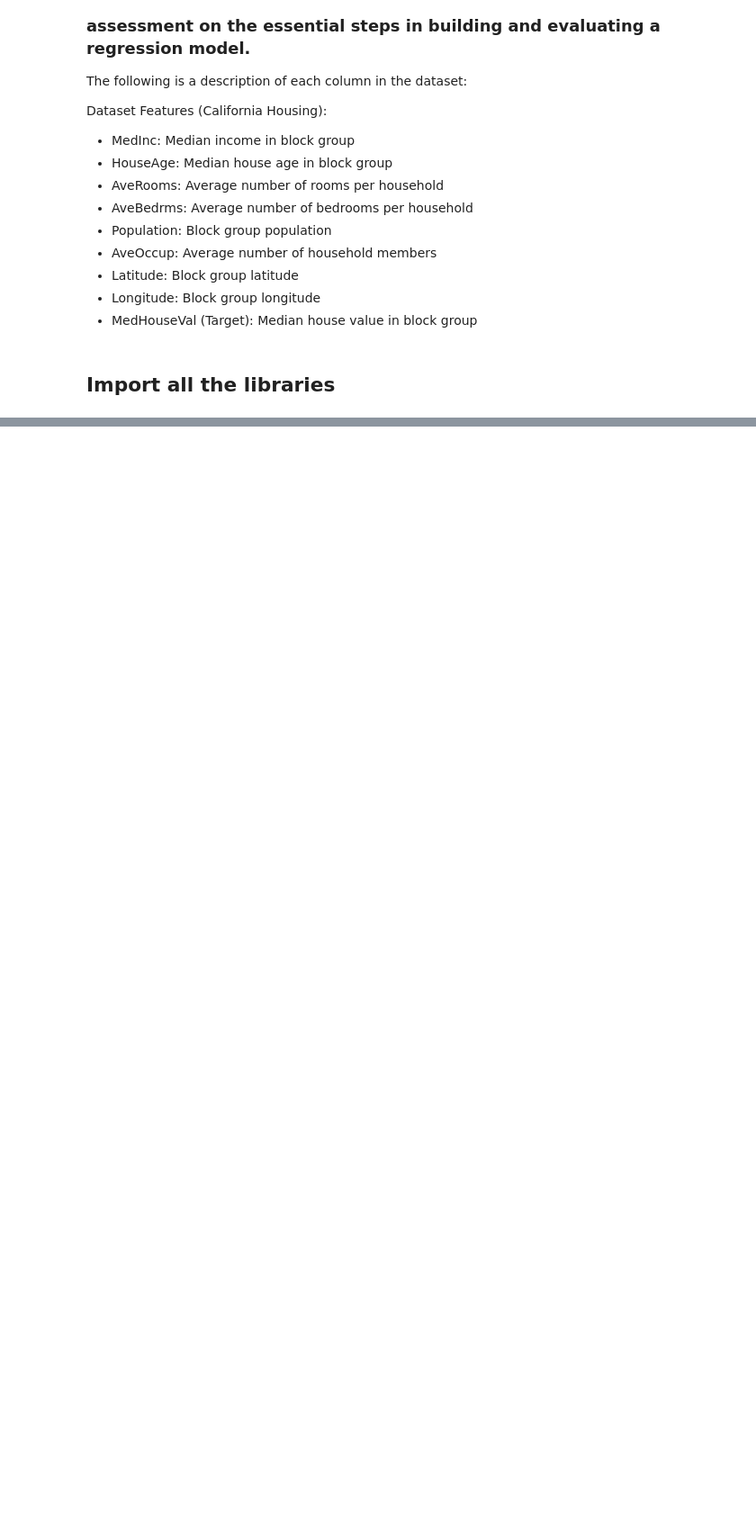
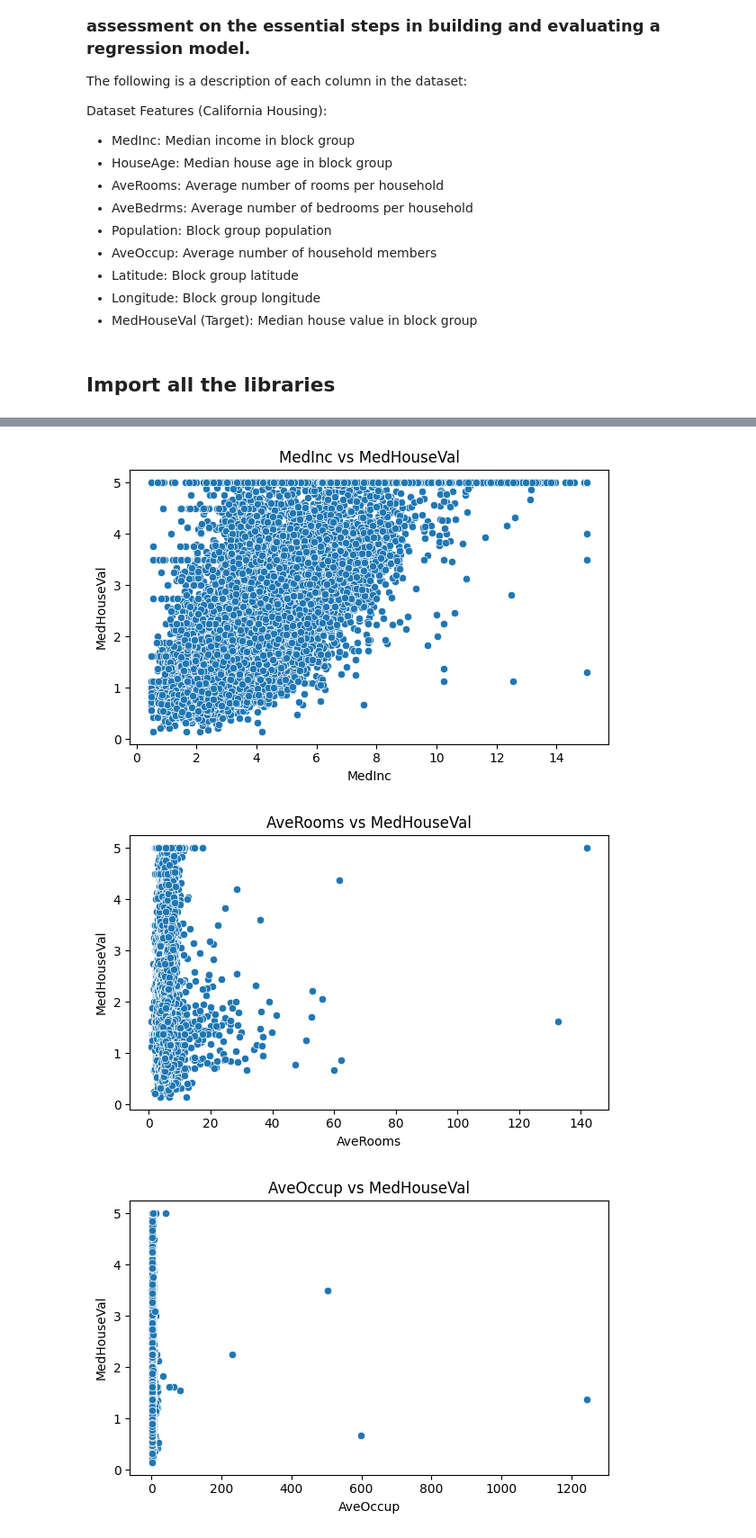
Before and after one commit to Afnanmadi/Assignments, a Jupyter notebook: lesson6/Lesson_6_ml_basic_assignment.ipynb, the cells around one changed output, grey strips where cells are left out. Shown at 90% size. Saved outputs shown, nothing was run; the diff lists cells and outputs as text; code cells hidden in the pictures; blank space fills up the shorter version.

```diff
--- a/lesson6/Lesson_6_ml_basic_assignment.ipynb
+++ b/lesson6/Lesson_6_ml_basic_assignment.ipynb
@@ -142,0 +125,18 @@ from sklearn.metrics import mean_squared_error, r2_score
+# %%
+# Scatterplot function
+def plot_scatter(features, target='MedHouseVal'):
+    for feature in features:
+        plt.figure(figsize=(6, 4))
+        sns.scatterplot(x=df[feature], y=df[target])
+        plt.title(f"{feature} vs {target}")
+        plt.xlabel(feature)
+        plt.ylabel(target)
+        plt.tight_layout()
+        plt.show()
+# %%
+# Visualizations
+plot_scatter(['MedInc', 'AveRooms', 'AveOccup', 'HouseAge'])
+# %% [output]
+[figure, added]
+[figure, added]
+[figure, added]
```
Also changed, not shown: parts of 19 cells of this notebook.
